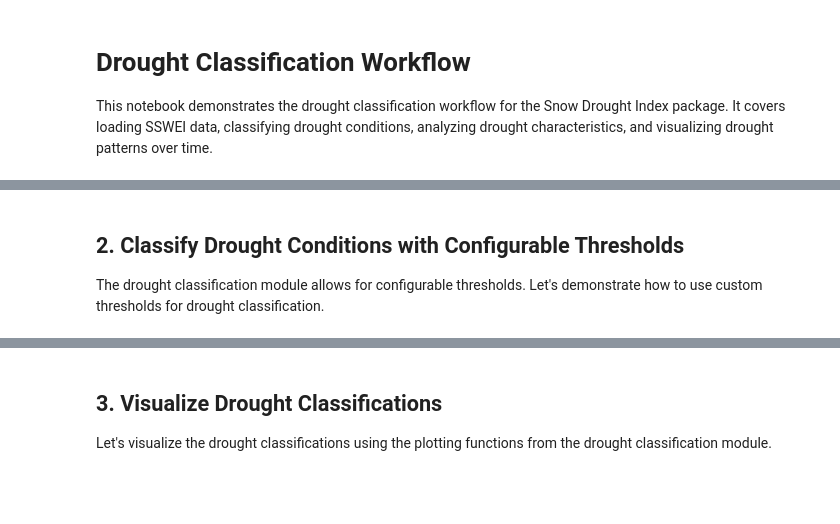
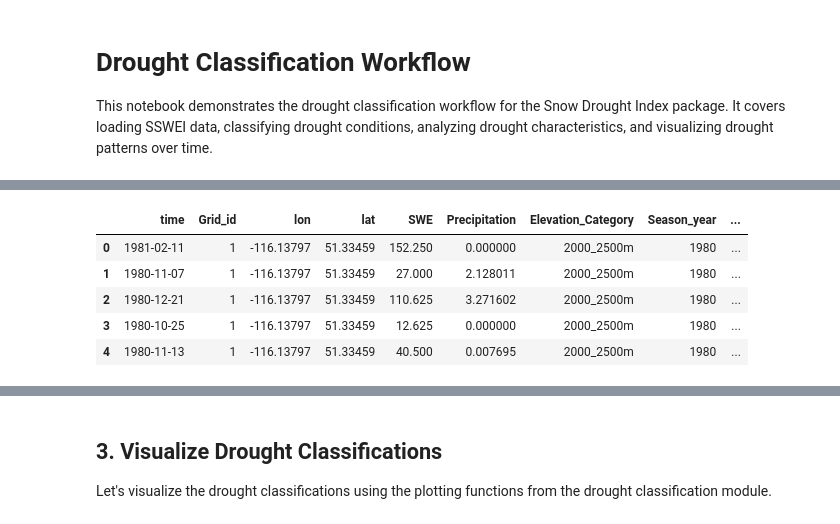
Before and after one commit to hasithajayamaha/snowdroughtindex-main, a Jupyter notebook: notebooks/workflows/2_Heldmyer_2024_ classification.ipynb, the cells around one changed output, grey strips where cells are left out. Drawn from its saved outputs; the diff is of its cells as text; code cells hidden in the pictures; blank space fills up the shorter version.

```diff
--- a/notebooks/workflows/2_Heldmyer_2024_ classification.ipynb
+++ b/notebooks/workflows/2_Heldmyer_2024_ classification.ipynb
@@ -19,10 +35,13 @@ First, we'll load the SSWEI data that was calculated in the SSWEI calculation wo
 # %%
 # Load SSWEI data from CSV file
-sswei_data = pd.read_csv('../data/processed/sswei_results.csv')
+CaSR_data = pd.read_csv(CaSR_path)
 
 # Display the first few rows of the data
-sswei_data.head()
+CaSR_data.head()
+# %% [output]
+|  | time | Grid_id | lon | lat | SWE | Precipitation | Elevation_Category | Season_year | ... |
+| 0 | 1981-02-11 | 1 | -116.13797 | 51.33459 | 152.250 | 0.000000 | 2000_2500m | 1980 | ... |
+| 1 | 1980-11-07 | 1 | -116.13797 | 51.33459 | 27.000 | 2.128011 | 2000_2500m | 1980 | ... |
+| 2 | 1980-12-21 | 1 | -116.13797 | 51.33459 | 110.625 | 3.271602 | 2000_2500m | 1980 | ... |
+| 3 | 1980-10-25 | 1 | -116.13797 | 51.33459 | 12.625 | 0.000000 | 2000_2500m | 1980 | ... |
+| 4 | 1980-11-13 | 1 | -116.13797 | 51.33459 | 40.500 | 0.007695 | 2000_2500m | 1980 | ... |
-# %% [markdown]
-## 2. Classify Drought Conditions with Configurable Thresholds
-
-The drought classification module allows for configurable thresholds. Let's demonstrate how to use custom thresholds for drought classification.
```
Also changed, not shown: parts of 12 cells of this notebook, 2 other files.
